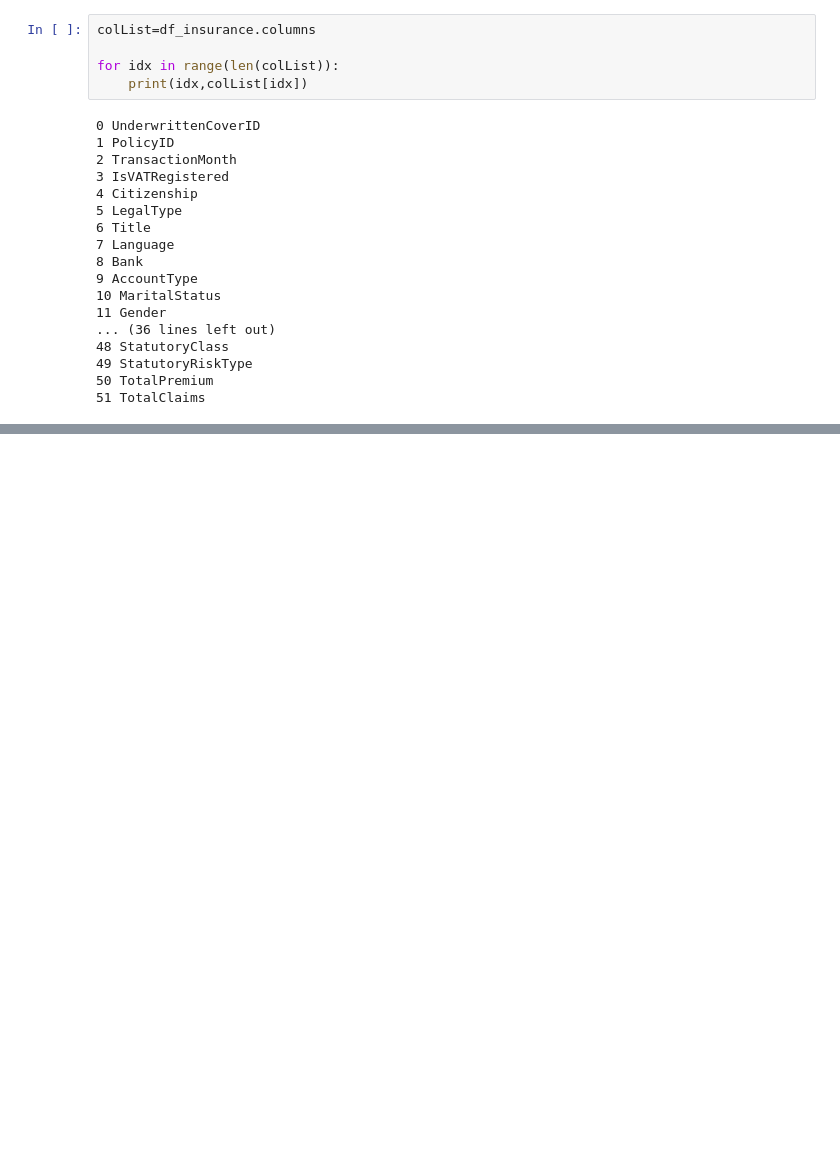
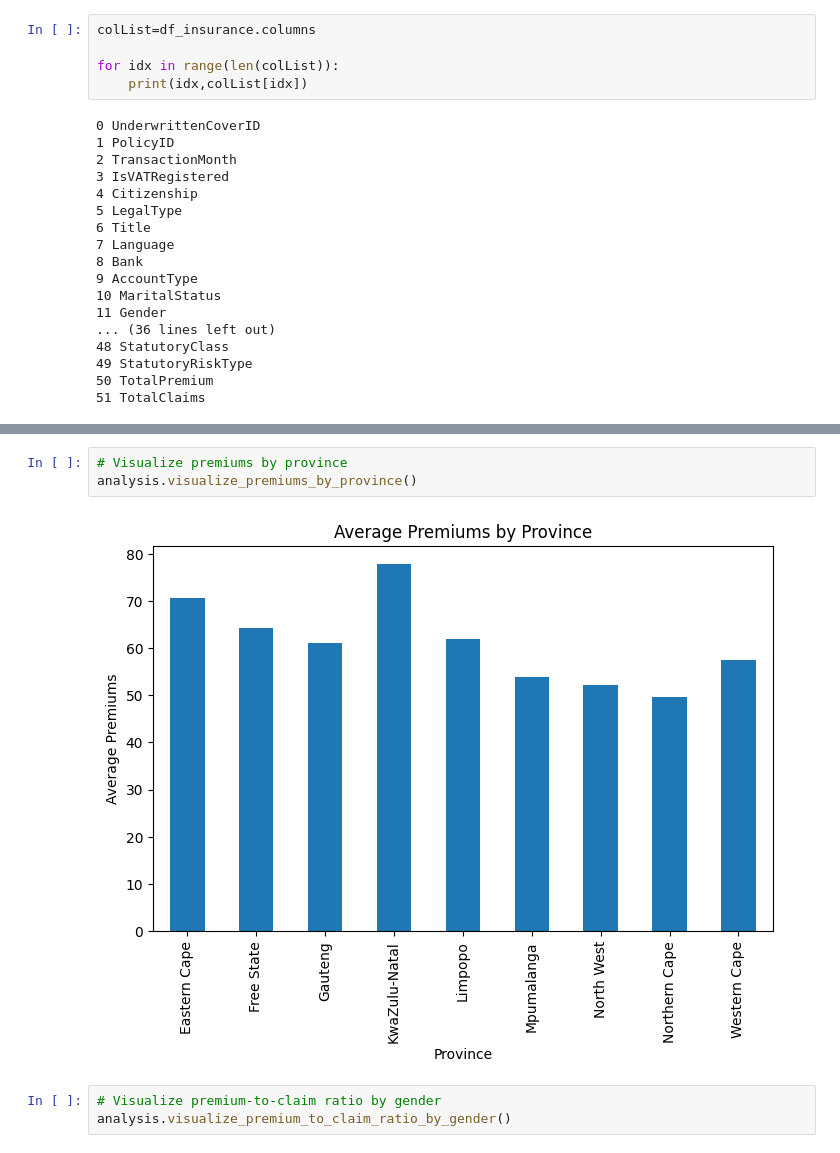
Before and after one commit to mebratuteshale/insurance-analysis, a Jupyter notebook: notebooks/insurance_data_analysis.ipynb, the cells around one changed output, grey strips where cells are left out. Drawn from its saved outputs; the diff is of its cells as text; blank space fills up the shorter version.

```diff
--- a/notebooks/insurance_data_analysis.ipynb
+++ b/notebooks/insurance_data_analysis.ipynb
@@ -68,0 +81,8 @@ Length: 1000098, dtype: bool
+# %%
+# Visualize premiums by province
+analysis.visualize_premiums_by_province()
+# %% [output]
+[figure, added]
+# %%
+# Visualize premium-to-claim ratio by gender
+analysis.visualize_premium_to_claim_ratio_by_gender()
```
Also changed, not shown: parts of 7 cells of this notebook, 1 other file.
